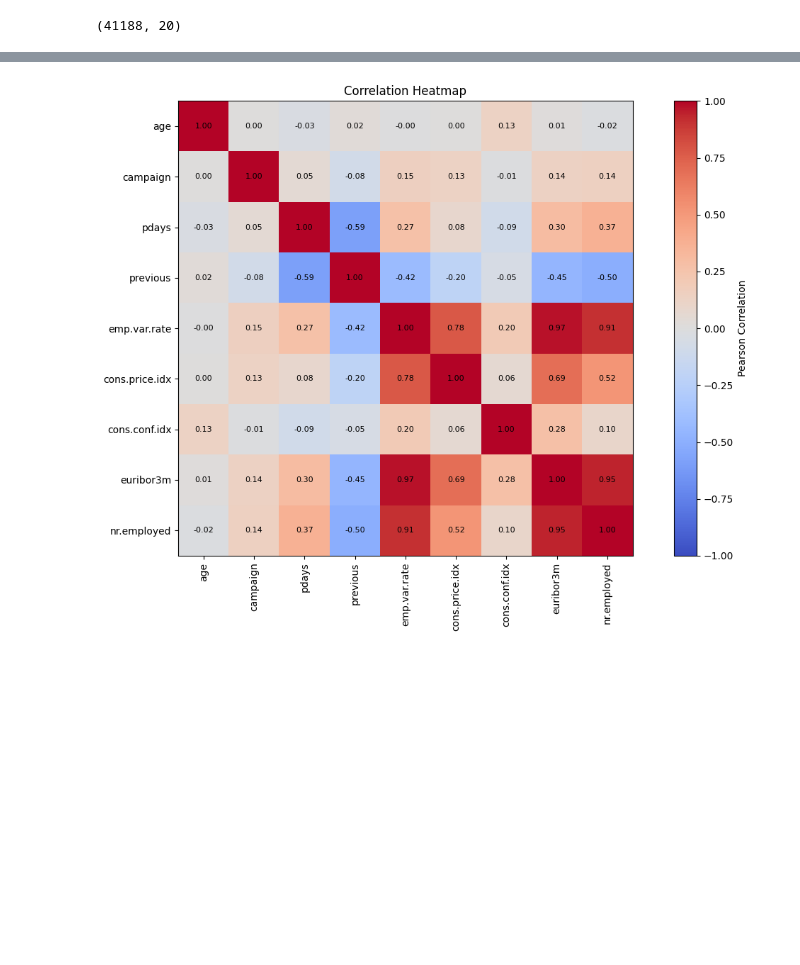
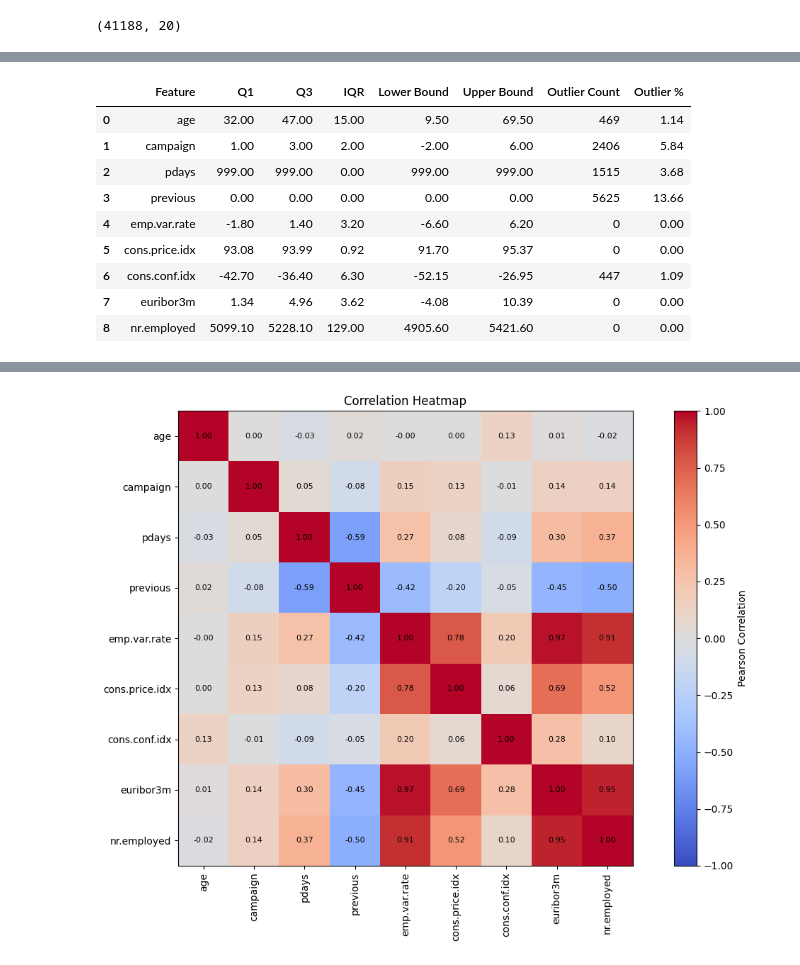
Before and after one commit to navyatripathiji/bank-marketing-practice, a Jupyter notebook: notebooks/01-basiceda.ipynb, the cells around one changed output, grey strips where cells are left out. Cells and saved outputs as stored; diff of their text form; code cells hidden in the pictures; blank space fills up the shorter version.

```diff
--- a/notebooks/01-basiceda.ipynb
+++ b/notebooks/01-basiceda.ipynb
@@ -243,0 +306,43 @@ df3.shape
+# %%
+outlier_summary = []
+
+for col in num_cols:
+
+    Q1 = df3[col].quantile(0.25)
+    Q3 = df3[col].quantile(0.75)
+
+    IQR = Q3 - Q1
+
+    lower_bound = Q1 - 1.5 * IQR
+    upper_bound = Q3 + 1.5 * IQR
+
+    outliers = df3[
+        (df3[col] < lower_bound) |
+        (df3[col] > upper_bound)
+    ]
+
+    outlier_summary.append({
+        "Feature": col,
+        "Q1": Q1,
+        "Q3": Q3,
+        "IQR": IQR,
+        "Lower Bound": lower_bound,
+        "Upper Bound": upper_bound,
+        "Outlier Count": len(outliers),
+        "Outlier %": len(outliers) / len(df3) * 100
+    })
+
+outlier_summary_df = pd.DataFrame(outlier_summary)
+
+outlier_summary_df.round(2)
+# %% [output]
+|  | Feature | Q1 | Q3 | IQR | Lower Bound | Upper Bound | Outlier Count | Outlier % |
+| 0 | age | 32.00 | 47.00 | 15.00 | 9.50 | 69.50 | 469 | 1.14 |
+| 1 | campaign | 1.00 | 3.00 | 2.00 | -2.00 | 6.00 | 2406 | 5.84 |
+| 2 | pdays | 999.00 | 999.00 | 0.00 | 999.00 | 999.00 | 1515 | 3.68 |
+| 3 | previous | 0.00 | 0.00 | 0.00 | 0.00 | 0.00 | 5625 | 13.66 |
+| 4 | emp.var.rate | -1.80 | 1.40 | 3.20 | -6.60 | 6.20 | 0 | 0.00 |
+| 5 | cons.price.idx | 93.08 | 93.99 | 0.92 | 91.70 | 95.37 | 0 | 0.00 |
+| 6 | cons.conf.idx | -42.70 | -36.40 | 6.30 | -52.15 | -26.95 | 447 | 1.09 |
+| 7 | euribor3m | 1.34 | 4.96 | 3.62 | -4.08 | 10.39 | 0 | 0.00 |
+| 8 | nr.employed | 5099.10 | 5228.10 | 129.00 | 4905.60 | 5421.60 | 0 | 0.00 |
```
Also changed, not shown: parts of 4 cells of this notebook, 4 other files.
